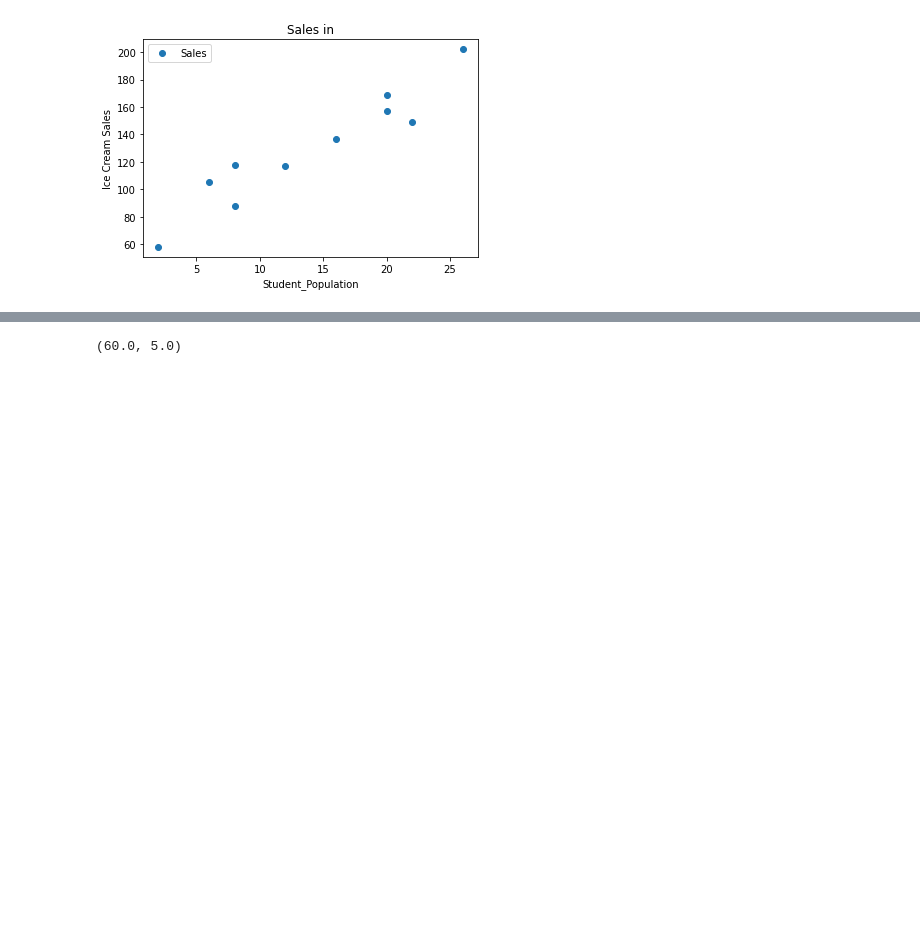
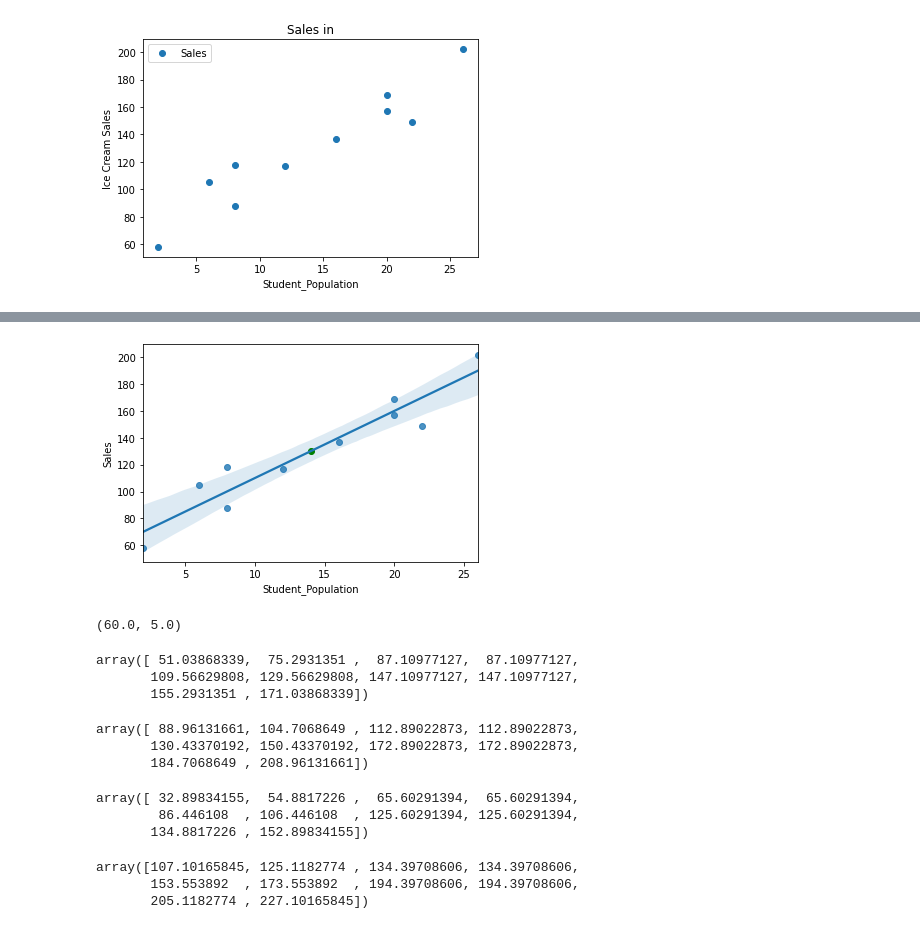
Before and after one commit to shallabhkhera/NPTEL-Data-Analytics-with-Python, a Jupyter notebook: Week7.ipynb, the cells around one changed output, grey strips where cells are left out. Saved outputs shown, nothing was run; the diff lists cells and outputs as text; code cells hidden in the pictures; blank space fills up the shorter version.

```diff
--- a/Week7.ipynb
+++ b/Week7.ipynb
@@ -38,6 +38,10 @@ plt.show()
 # %%
 t = tbl_icecream['Student_Population']
 c = tbl_icecream['Sales']
+plt.figure()
+sns.regplot(t,c,fit_reg = True)
+plt.scatter(np.mean(t), np.mean(c), color="green")
+
 import statsmodels.api as s
 t = s.add_constant(t)
 model1 = s.OLS(c, t)
@@ -54,13 +58,14 @@ Time:                        01:09:58   Log-Likelihood:                -39.342
 No. Observations:                  10   AIC:                             82.68
 Df Residuals:                       8   BIC:                             83.29
 Df Model:                           1
 Covariance Type:            nonrobust
 ======================================================================================
 ... (9 lines left out)
 ==============================================================================
 
 Warnings:
 [1] Standard Errors assume that the covariance matrix of the errors is correctly specified.
+[figure, added]
 # %%
 from sklearn.linear_model import LinearRegression
 x = tbl_icecream['Student_Population'].values.reshape(-1,1)
@@ -74,0 +88,24 @@ reg.intercept_[0], reg.coef_[0][0]
+# %%
+predict_mean_ci_low
+# %% [output]
+array([ 51.03868339,  75.2931351 ,  87.10977127,  87.10977127,
+       109.56629808, 129.56629808, 147.10977127, 147.10977127,
+       155.2931351 , 171.03868339])
+# %%
+predict_mean_ci_upp
+# %% [output]
+array([ 88.96131661, 104.7068649 , 112.89022873, 112.89022873,
+       130.43370192, 150.43370192, 172.89022873, 172.89022873,
+       184.7068649 , 208.96131661])
+# %%
+predict_ci_low
+# %% [output]
+array([ 32.89834155,  54.8817226 ,  65.60291394,  65.60291394,
+        86.446108  , 106.446108  , 125.60291394, 125.60291394,
+       134.8817226 , 152.89834155])
+# %%
+predict_ci_upp
+# %% [output]
+array([107.10165845, 125.1182774 , 134.39708606, 134.39708606,
+       153.553892  , 173.553892  , 194.39708606, 194.39708606,
+       205.1182774 , 227.10165845])
```
Also changed, not shown: parts of 3 cells of this notebook.
